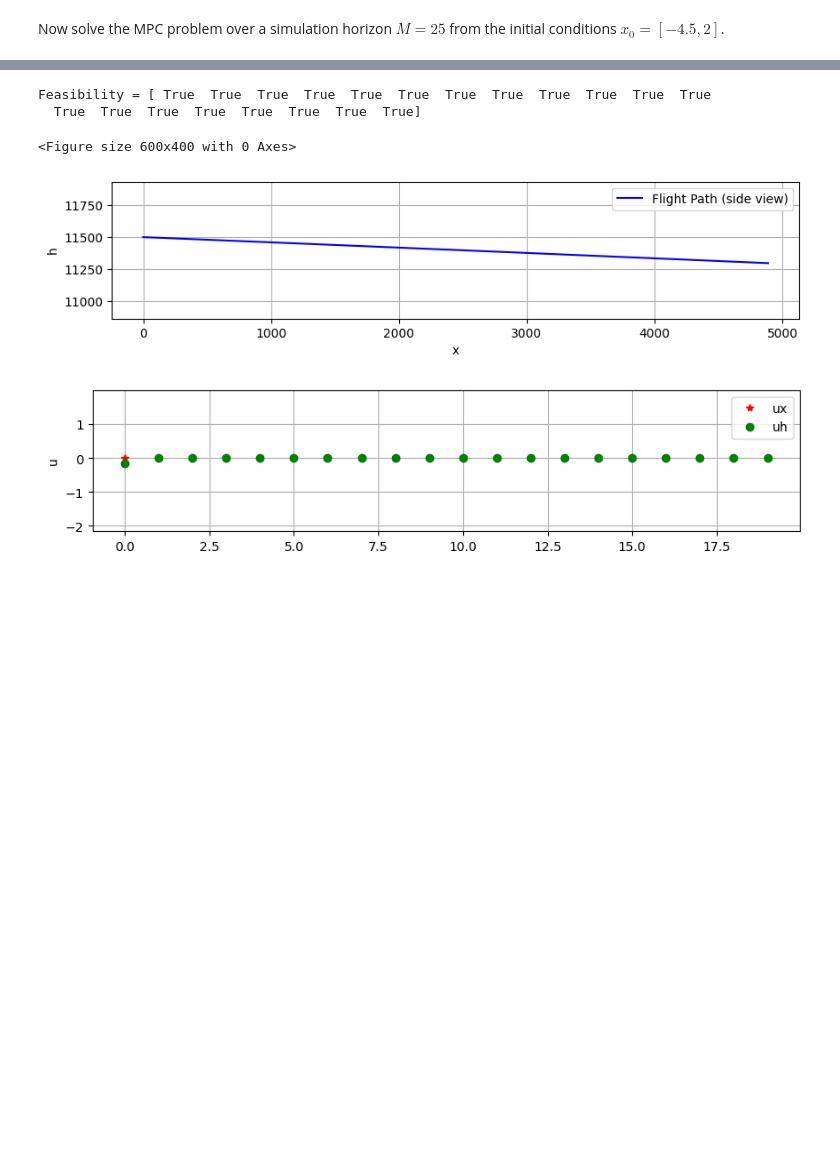
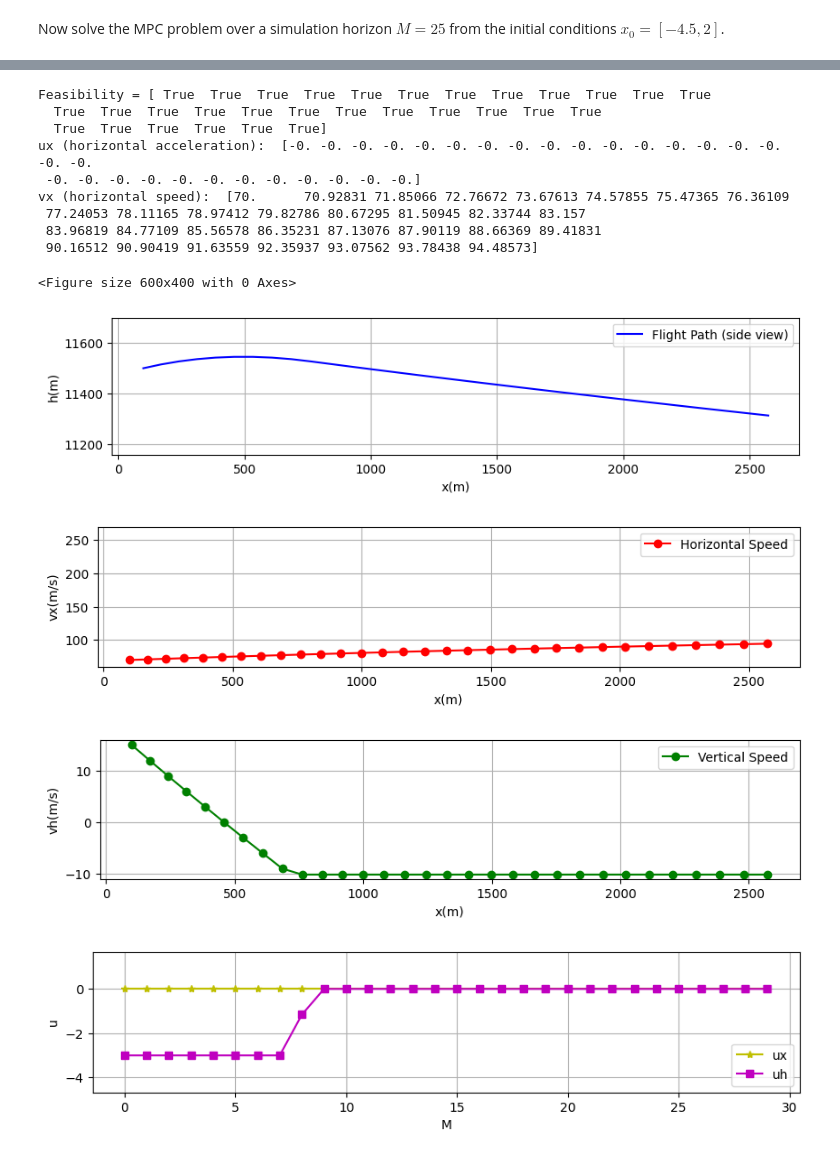
Before and after one commit to waynechu1109/ME-C231A-Final-Project, a Jupyter notebook: ME_C231A_Final_Project.ipynb, the cells around one changed output, grey strips where cells are left out. Drawn from its saved outputs; the diff is of its cells as text; code cells hidden in the pictures; blank space fills up the shorter version.

```diff
--- a/ME_C231A_Final_Project.ipynb
+++ b/ME_C231A_Final_Project.ipynb
@@ -419,7 +420,7 @@ nu = np.size(B, 1)
 
 # nx = 2, nu = 1
 
-M = 20   # Simulation time
+M = 30   # Simulation time
 
 xOpt = np.zeros((nx, M+1))
 uOpt = np.zeros((nu, M))
@@ -431,38 +432,67 @@ feas = np.zeros((M, ), dtype=bool)
 
 fig = plt.figure(figsize=(6, 4))
 for t in range(M):
     [model, feas[t], x, u, J] = solve_cftoc(A, B, P, Q, R, N, xOpt[:, t], xref, Af, bf)
 
     if not feas[t]:
         xOpt = []
         uOpt = []
         break
 
     xOpt[:, t+1] = x[:, 1]
     uOpt[:, t] = u[:, 0].reshape(nu, )
 
 
 print('Feasibility =', feas)
 
 fig = plt.figure(figsize=(10, 2))
 line2 = plt.plot(xOpt[0, :], xOpt[1, :], 'b-')
-plt.xlabel('x')
-plt.ylabel('h')
+plt.xlabel('x(m)')
+plt.ylabel('h(m)')
 plt.legend(['Flight Path (side view)'])
 plt.axis('equal')
 plt.grid()
 
 fig = plt.figure(figsize=(10, 2))
-line3 = plt.plot(uOpt[0, :], 'r*')
-line4 = plt.plot(uOpt[1, :], 'go')
-plt.ylabel('M')
+plt.ylim(60, 270)
+line2 = plt.plot(xOpt[0, :], xOpt[2, :], 'r-o')
+plt.xlabel('x(m)')
+plt.ylabel('vx(m/s)')
+plt.legend(['Horizontal Speed'])
+# plt.axis('equal')
+plt.grid()
+
+fig = plt.figure(figsize=(10, 2))
+plt.ylim(-11, 16)
+line2 = plt.plot(xOpt[0, :], xOpt[3, :], 'g-o')
+plt.xlabel('x(m)')
+plt.ylabel('vh(m/s)')
+plt.legend(['Vertical Speed'])
+# plt.axis('equal')
+plt.grid()
+
+print('ux (horizontal acceleration): ', uOpt[0, :])
+print('vx (horizontal speed): ', xOpt[2, :])
+fig = plt.figure(figsize=(10, 2))
+line3 = plt.plot(uOpt[0, :], '-y*')
+line4 = plt.plot(uOpt[1, :], '-ms')
+plt.xlabel('M')
 plt.ylabel('u')
 plt.legend(['ux', 'uh'])
 plt.axis('equal')
 plt.grid()
 # %% [output]
 Feasibility = [ True  True  True  True  True  True  True  True  True  True  True  True
-  True  True  True  True  True  True  True  True]
+  True  True  True  True  True  True  True  True  True  True  True  True
+  True  True  True  True  True  True]
+ux (horizontal acceleration):  [-0. -0. -0. -0. -0. -0. -0. -0. -0. -0. -0. -0. -0. -0. -0. -0. -0. -0.
+ -0. -0. -0. -0. -0. -0. -0. -0. -0. -0. -0. -0.]
+vx (horizontal speed):  [70.      70.92831 71.85066 72.76672 73.67613 74.57855 75.47365 76.36109
+ 77.24053 78.11165 78.97412 79.82786 80.67295 81.50945 82.33744 83.157
+ 83.96819 84.77109 85.56578 86.35231 87.13076 87.90119 88.66369 89.41831
+ 90.16512 90.90419 91.63559 92.35937 93.07562 93.78438 94.48573]
 <Figure size 600x400 with 0 Axes>
-[figure, old version]
+[figure, new version]
-[figure, old version]
+[figure, new version]
+[figure, added]
+[figure, added]
```
Also changed, not shown: parts of 2 cells of this notebook.
